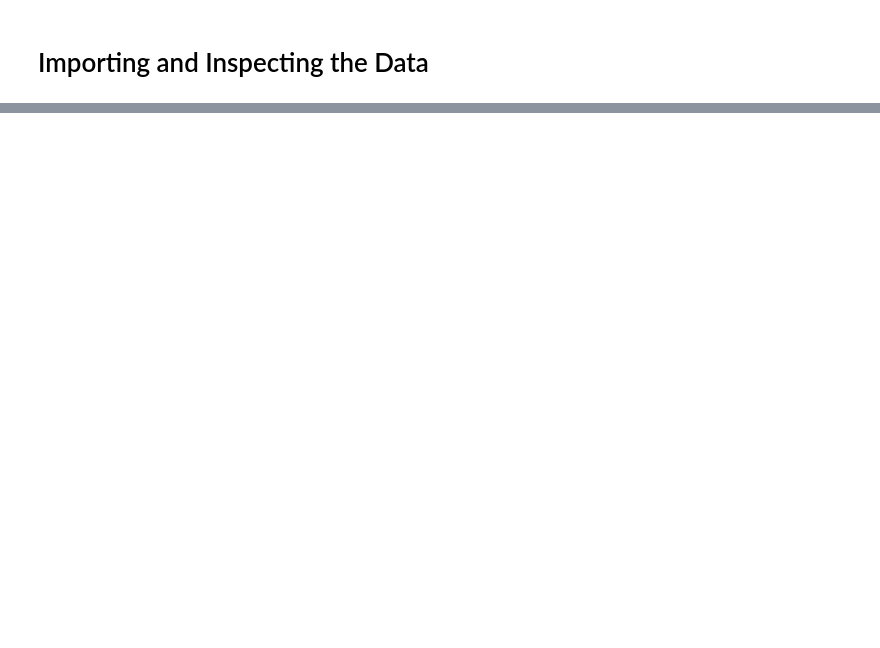
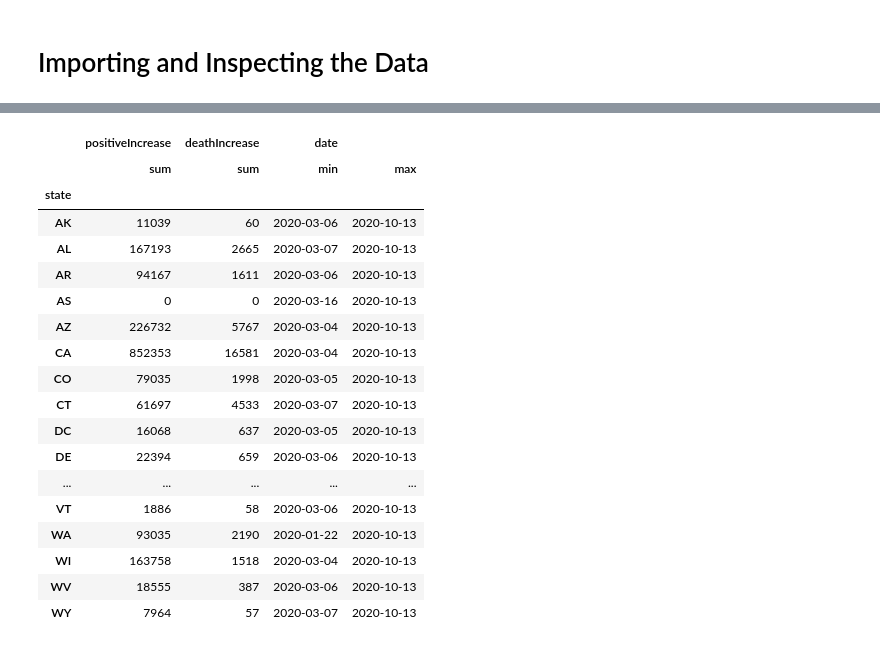
Before and after one commit to emilbello/COVID-19-Tracker, a Jupyter notebook: TimeSeries.ipynb, the cells around one changed output, grey strips where cells are left out. Cells and saved outputs as stored; diff of their text form; code cells hidden in the pictures; blank space fills up the shorter version.

```diff
--- a/TimeSeries.ipynb
+++ b/TimeSeries.ipynb
@@ -183,0 +14,6 @@ See the caveats in the documentation: https://pandas.pydata.org/pandas-docs/stab
+# %%
+# retrieving API and storing data in variables
+covid_js = req.get(url_covid).json()
+# usa_pop_js = req.get(url_usa_population).json()
+state_pop_js = req.get(url_state_population).json()
+print(json.dumps(state_pop_js['data'], indent=4, sort_keys=True))
@@ -183,0 +249,24 @@ See the caveats in the documentation: https://pandas.pydata.org/pandas-docs/stab
+# %%
+# validating results by state and inspecting dates
+covid_df.groupby(['state']).agg({'positiveIncrease': 'sum', 'deathIncrease': 'sum', 'date': 'count', 'date': ['min', 'max']})
+# https://covid.cdc.gov/covid-data-tracker/#cases_casesinlast7days
+# %% [output]
+|  | positiveIncrease | deathIncrease | date |  |
+|  | sum | sum | min | max |
+| state |  |  |  |  |
+| AK | 11039 | 60 | 2020-03-06 | 2020-10-13 |
+| AL | 167193 | 2665 | 2020-03-07 | 2020-10-13 |
+| AR | 94167 | 1611 | 2020-03-06 | 2020-10-13 |
+| AS | 0 | 0 | 2020-03-16 | 2020-10-13 |
+| AZ | 226732 | 5767 | 2020-03-04 | 2020-10-13 |
+| CA | 852353 | 16581 | 2020-03-04 | 2020-10-13 |
+| CO | 79035 | 1998 | 2020-03-05 | 2020-10-13 |
+| CT | 61697 | 4533 | 2020-03-07 | 2020-10-13 |
+| DC | 16068 | 637 | 2020-03-05 | 2020-10-13 |
+| DE | 22394 | 659 | 2020-03-06 | 2020-10-13 |
+| ... | ... | ... | ... | ... |
+| VT | 1886 | 58 | 2020-03-06 | 2020-10-13 |
+| WA | 93035 | 2190 | 2020-01-22 | 2020-10-13 |
+| WI | 163758 | 1518 | 2020-03-04 | 2020-10-13 |
+| WV | 18555 | 387 | 2020-03-06 | 2020-10-13 |
+| WY | 7964 | 57 | 2020-03-07 | 2020-10-13 |
```
Also changed, not shown: parts of 51 cells of this notebook.
